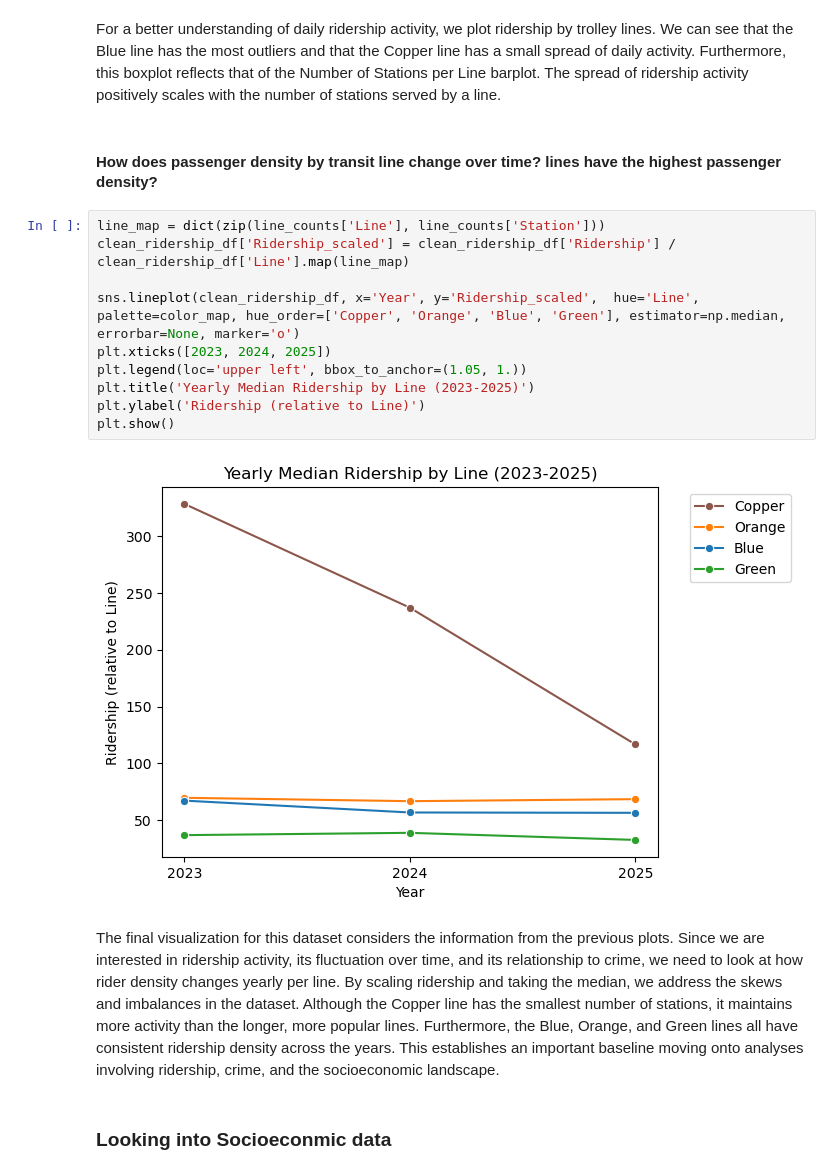
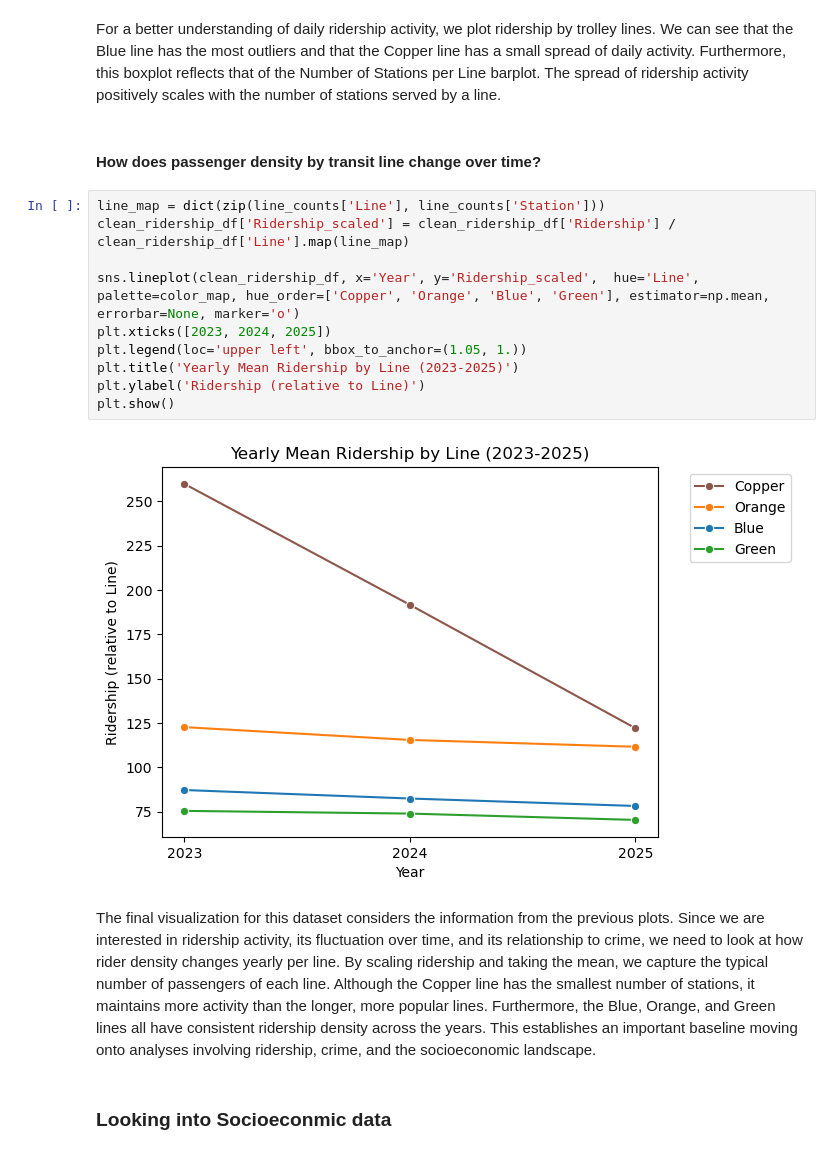
Before and after one commit to COGS108/Group022_WI26, a Jupyter notebook: 03-FinalProject.ipynb, the cells around one changed output. Saved outputs shown, nothing was run; the diff lists cells and outputs as text.

```diff
--- a/03-FinalProject.ipynb
+++ b/03-FinalProject.ipynb
@@ -613,21 +613,21 @@ plt.show()
 # %% [markdown]
 For a better understanding of daily ridership activity, we plot ridership by trolley lines. We can see that the Blue line has the most outliers and that the Copper line has a small spread of daily activity. Furthermore, this boxplot reflects that of the Number of Stations per Line barplot. The spread of ridership activity positively scales with the number of stations served by a line.
 # %% [markdown]
-#### How does passenger density by transit line change over time? lines have the highest passenger density?
+#### How does passenger density by transit line change over time?
 # %%
 line_map = dict(zip(line_counts['Line'], line_counts['Station']))
 clean_ridership_df['Ridership_scaled'] = clean_ridership_df['Ridership'] / clean_ridership_df['Line'].map(line_map)
 
-sns.lineplot(clean_ridership_df, x='Year', y='Ridership_scaled',  hue='Line', palette=color_map, hue_order=['Copper', 'Orange', 'Blue', 'Green'], estimator=np.median, errorbar=None, marker='o')
+sns.lineplot(clean_ridership_df, x='Year', y='Ridership_scaled',  hue='Line', palette=color_map, hue_order=['Copper', 'Orange', 'Blue', 'Green'], estimator=np.mean, errorbar=None, marker='o')
 plt.xticks([2023, 2024, 2025])
 plt.legend(loc='upper left', bbox_to_anchor=(1.05, 1.))
-plt.title('Yearly Median Ridership by Line (2023-2025)')
+plt.title('Yearly Mean Ridership by Line (2023-2025)')
 plt.ylabel('Ridership (relative to Line)')
 plt.show()
 # %% [output]
-[figure, old version]
+[figure, new version]
 # %% [markdown]
-The final visualization for this dataset considers the information from the previous plots. Since we are interested in ridership activity, its fluctuation over time, and its relationship to crime, we need to look at how rider density changes yearly per line. By scaling ridership and taking the median, we address the skews and imbalances in the dataset. Although the Copper line has the smallest number of stations, it maintains more activity than the longer, more popular lines. Furthermore, the Blue, Orange, and Green lines all have consistent ridership density across the years. This establishes an important baseline moving onto analyses involving ridership, crime, and the socioeconomic landscape.
+The final visualization for this dataset considers the information from the previous plots. Since we are interested in ridership activity, its fluctuation over time, and its relationship to crime, we need to look at how rider density changes yearly per line. By scaling ridership and taking the mean, we capture the typical number of passengers of each line. Although the Copper line has the smallest number of stations, it maintains more activity than the longer, more popular lines. Furthermore, the Blue, Orange, and Green lines all have consistent ridership density across the years. This establishes an important baseline moving onto analyses involving ridership, crime, and the socioeconomic landscape.
 # %% [markdown]
 ### Looking into Socioeconmic data
 # %% [markdown]
```
Also changed, not shown: parts of 3 cells of this notebook.
